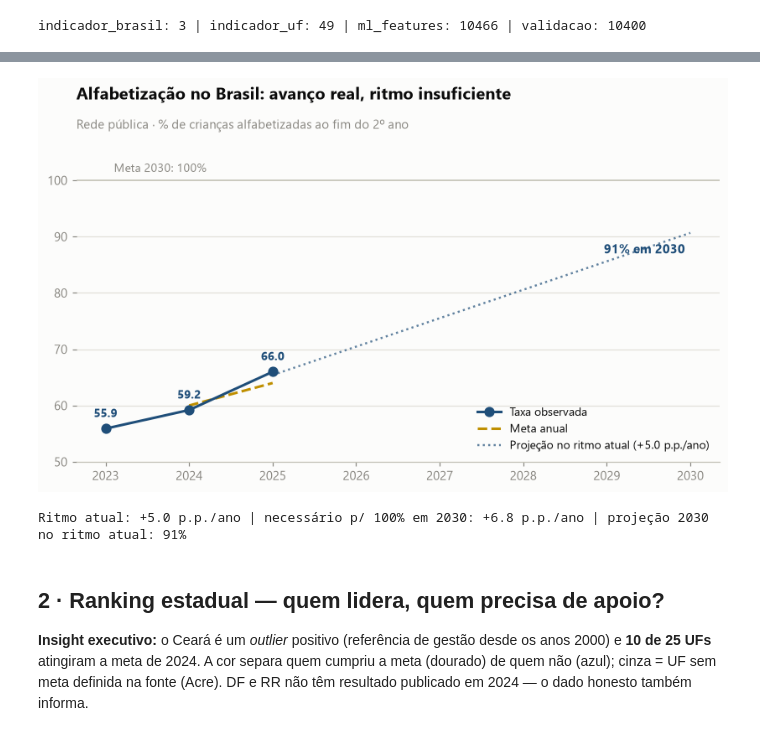
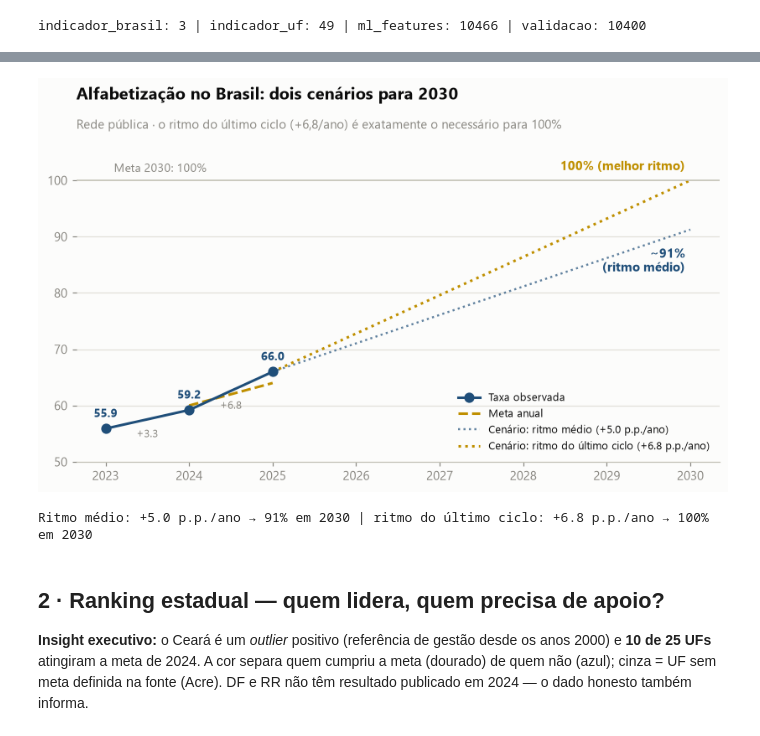
Before and after one commit to andreferraz-fiap-fase2/tech-challenge-fase2, a Jupyter notebook: notebooks/insights.ipynb, the cells around one changed output, grey strips where cells are left out. Drawn from its saved outputs; the diff is of its cells as text; code cells hidden in the pictures.

```diff
--- a/notebooks/insights.ipynb
+++ b/notebooks/insights.ipynb
@@ -79,43 +81,55 @@ histórica integrada e confiável.
 # %%
 anos = brasil["ano"].to_list()
 taxa = brasil["taxa_alfabetizacao"].to_list()
 meta = brasil["meta_alfabetizacao"].to_list()
 
-# projeção linear do ritmo atual até 2030
+# dois cenários de projeção até 2030, partindo do último ponto observado
 coef = np.polyfit(anos, taxa, 1)
+ritmo_medio = coef[0]                      # ajuste linear dos 3 ciclos
+ritmo_ultimo = taxa[-1] - taxa[-2]         # ganho do último ciclo (2024→2025)
 anos_proj = list(range(anos[-1], 2031))
-taxa_proj = [float(np.polyval(coef, a)) for a in anos_proj]
-ritmo_atual = coef[0]
-ritmo_necessario = (100 - taxa[-1]) / (2030 - anos[-1])
+proj_medio = [taxa[-1] + ritmo_medio * (a - anos[-1]) for a in anos_proj]
+proj_ultimo = [min(taxa[-1] + ritmo_ultimo * (a - anos[-1]), 100.0) for a in anos_proj]
 
 fig, ax = plt.subplots(figsize=(9, 4.6))
 ax.plot(anos, taxa, color=NAVY, lw=2, marker="o", ms=7, label="Taxa observada", zorder=3)
 ax.plot(anos, meta, color=GOLD, lw=2, ls="--", marker="", label="Meta anual", zorder=2)
-ax.plot(anos_proj, taxa_proj, color=NAVY, lw=1.6, ls=":", alpha=0.7,
-        label=f"Projeção no ritmo atual (+{ritmo_atual:.1f} p.p./ano)", zorder=2)
+ax.plot(anos_proj, proj_medio, color=NAVY, lw=1.6, ls=":", alpha=0.7,
+        label=f"Cenário: ritmo médio (+{ritmo_medio:.1f} p.p./ano)", zorder=2)
+ax.plot(anos_proj, proj_ultimo, color=GOLD, lw=2, ls=":",
+        label=f"Cenário: ritmo do último ciclo (+{ritmo_ultimo:.1f} p.p./ano)", zorder=2)
 ax.axhline(100, color=BASE, lw=1)
 ax.annotate("Meta 2030: 100%", (2023.1, 101.5), color=MUTED, fontsize=9)
 for a, t in zip(anos, taxa):
     ax.annotate(f"{t:.1f}", (a, t), textcoords="offset points", xytext=(0, 9),
                 ha="center", fontsize=9, color=NAVY, fontweight="bold")
-ax.annotate(f"{taxa_proj[-1]:.0f}% em 2030", (2030, taxa_proj[-1]),
-            textcoords="offset points", xytext=(-4, -16), ha="right", fontsize=10,
-            color=NAVY, fontweight="bold")
-ax.set_title("Alfabetização no Brasil: avanço real, ritmo insuficiente")
-ax.text(0, 1.02, "Rede pública · % de crianças alfabetizadas ao fim do 2º ano",
+# ganhos entre os pontos observados
+for (a0, t0), (a1, t1) in zip(zip(anos, taxa), zip(anos[1:], taxa[1:])):
+    ax.annotate(f"+{t1 - t0:.1f}", ((a0 + a1) / 2, (t0 + t1) / 2),
+                textcoords="offset points", xytext=(0, -14), ha="center",
+                fontsize=8.5, color=MUTED)
+# pontos finais dos dois cenários
+ax.annotate(f"~{proj_medio[-1]:.0f}%\n(ritmo médio)", (2030, proj_medio[-1]),
+            textcoords="offset points", xytext=(-4, -14), ha="right", va="top",
+            fontsize=10, color=NAVY, fontweight="bold")
+ax.annotate("100% (melhor ritmo)", (2030, 100),
+            textcoords="offset points", xytext=(-4, 8), ha="right", fontsize=10,
+            color=GOLD, fontweight="bold")
+ax.set_title("Alfabetização no Brasil: dois cenários para 2030")
+ax.text(0, 1.02, "Rede pública · o ritmo do último ciclo (+6,8/ano) é exatamente o necessário para 100%",
         transform=ax.transAxes, fontsize=9.5, color=MUTED)
 ax.set_ylim(50, 108)
 ax.set_xticks(list(range(2023, 2031)))
 ax.grid(axis="x", visible=False)
-ax.legend(loc="lower right", frameon=False, fontsize=9)
+ax.legend(loc="lower right", frameon=False, fontsize=8.5)
 salva(fig, "01_panorama_nacional")
 plt.show()
 
-print(f"Ritmo atual: +{ritmo_atual:.1f} p.p./ano | necessário p/ 100% em 2030: "
-      f"+{ritmo_necessario:.1f} p.p./ano | projeção 2030 no ritmo atual: {taxa_proj[-1]:.0f}%")
+print(f"Ritmo médio: +{ritmo_medio:.1f} p.p./ano → {proj_medio[-1]:.0f}% em 2030 | "
+      f"ritmo do último ciclo: +{ritmo_ultimo:.1f} p.p./ano → {proj_ultimo[-1]:.0f}% em 2030")
 # %% [output]
-[figure, old version]
+[figure, new version]
-Ritmo atual: +5.0 p.p./ano | necessário p/ 100% em 2030: +6.8 p.p./ano | projeção 2030 no ritmo atual: 91%
+Ritmo médio: +5.0 p.p./ano → 91% em 2030 | ritmo do último ciclo: +6.8 p.p./ano → 100% em 2030
 # %% [markdown]
 ## 2 · Ranking estadual — quem lidera, quem precisa de apoio?
 
```
Also changed, not shown: parts of 3 cells of this notebook, 1 other file.
